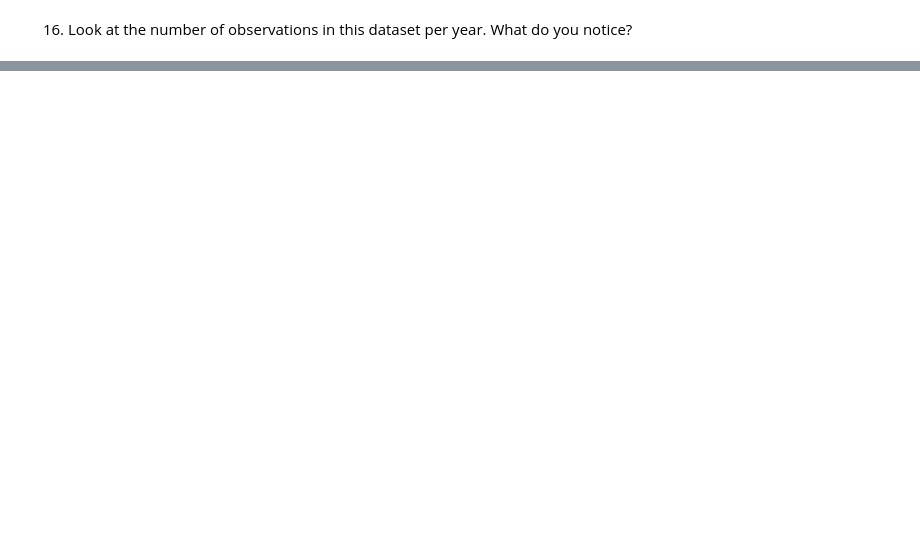
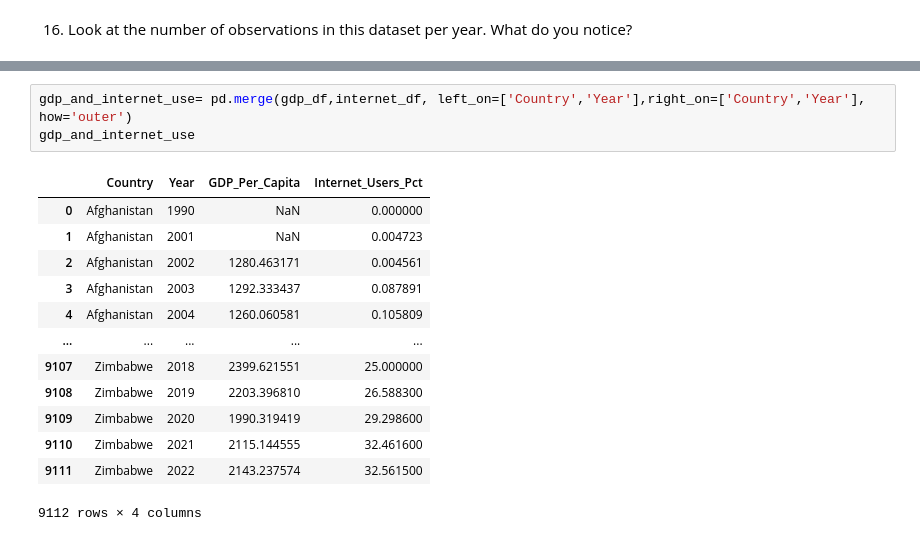
Before and after one commit to NSS-Full-Time-Data-Analytics-14/gdp-and-internet-usage-GGRAN24, a Jupyter notebook: notebook/UN_project.ipynb, the cells around one changed output, grey strips where cells are left out. Cells and saved outputs as stored; diff of their text form; blank space fills up the shorter version.

```diff
--- a/notebook/UN_project.ipynb
+++ b/notebook/UN_project.ipynb
@@ -369,0 +498,17 @@ internet_df
+# %%
+gdp_and_internet_use= pd.merge(gdp_df,internet_df, left_on=['Country','Year'],right_on=['Country','Year'], how='outer')
+gdp_and_internet_use
+# %% [output]
+|  | Country | Year | GDP_Per_Capita | Internet_Users_Pct |
+| 0 | Afghanistan | 1990 | NaN | 0.000000 |
+| 1 | Afghanistan | 2001 | NaN | 0.004723 |
+| 2 | Afghanistan | 2002 | 1280.463171 | 0.004561 |
+| 3 | Afghanistan | 2003 | 1292.333437 | 0.087891 |
+| 4 | Afghanistan | 2004 | 1260.060581 | 0.105809 |
+| ... | ... | ... | ... | ... |
+| 9107 | Zimbabwe | 2018 | 2399.621551 | 25.000000 |
+| 9108 | Zimbabwe | 2019 | 2203.396810 | 26.588300 |
+| 9109 | Zimbabwe | 2020 | 1990.319419 | 29.298600 |
+| 9110 | Zimbabwe | 2021 | 2115.144555 | 32.461600 |
+| 9111 | Zimbabwe | 2022 | 2143.237574 | 32.561500 |
+9112 rows × 4 columns
```
Also changed, not shown: parts of 25 cells of this notebook.
